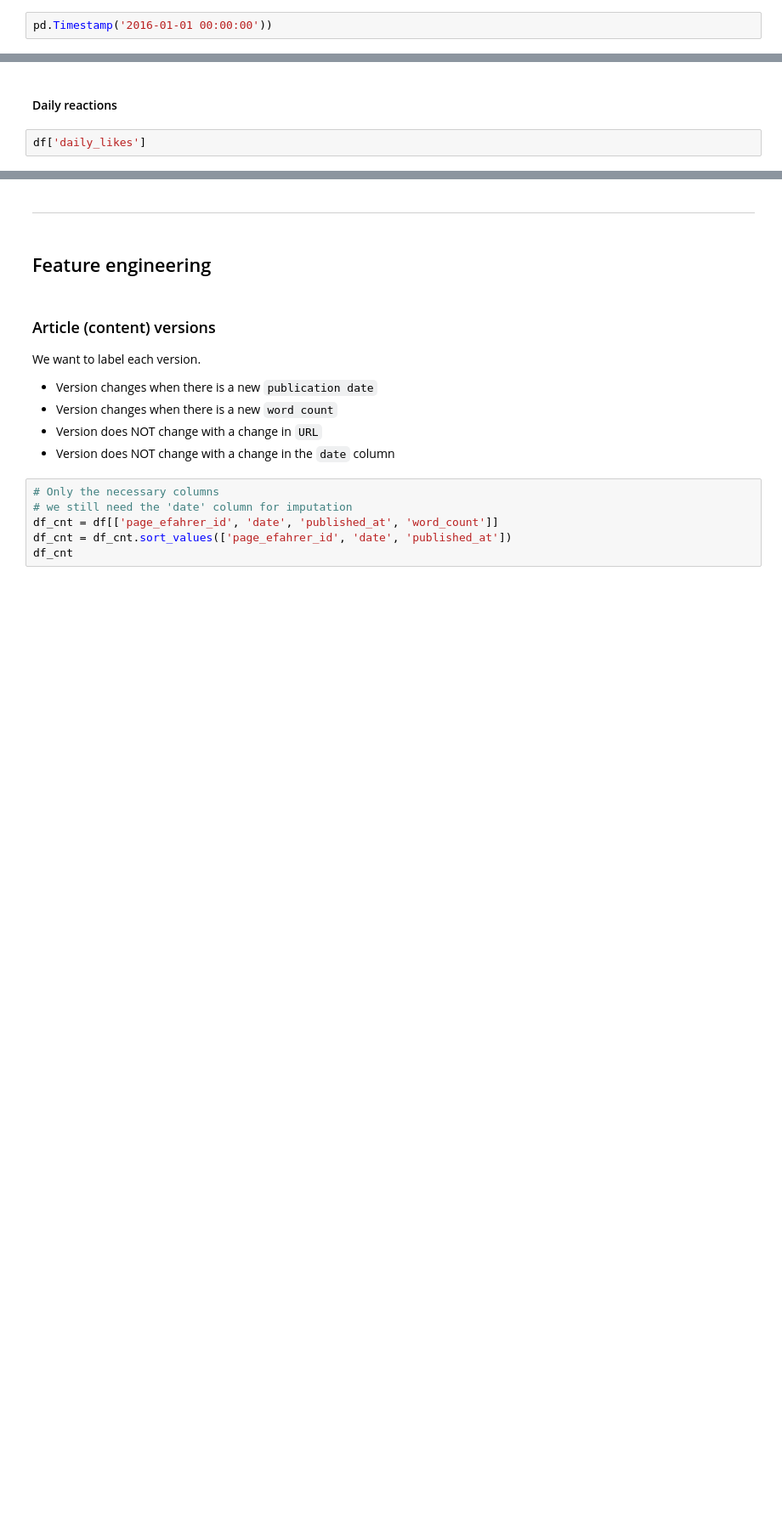
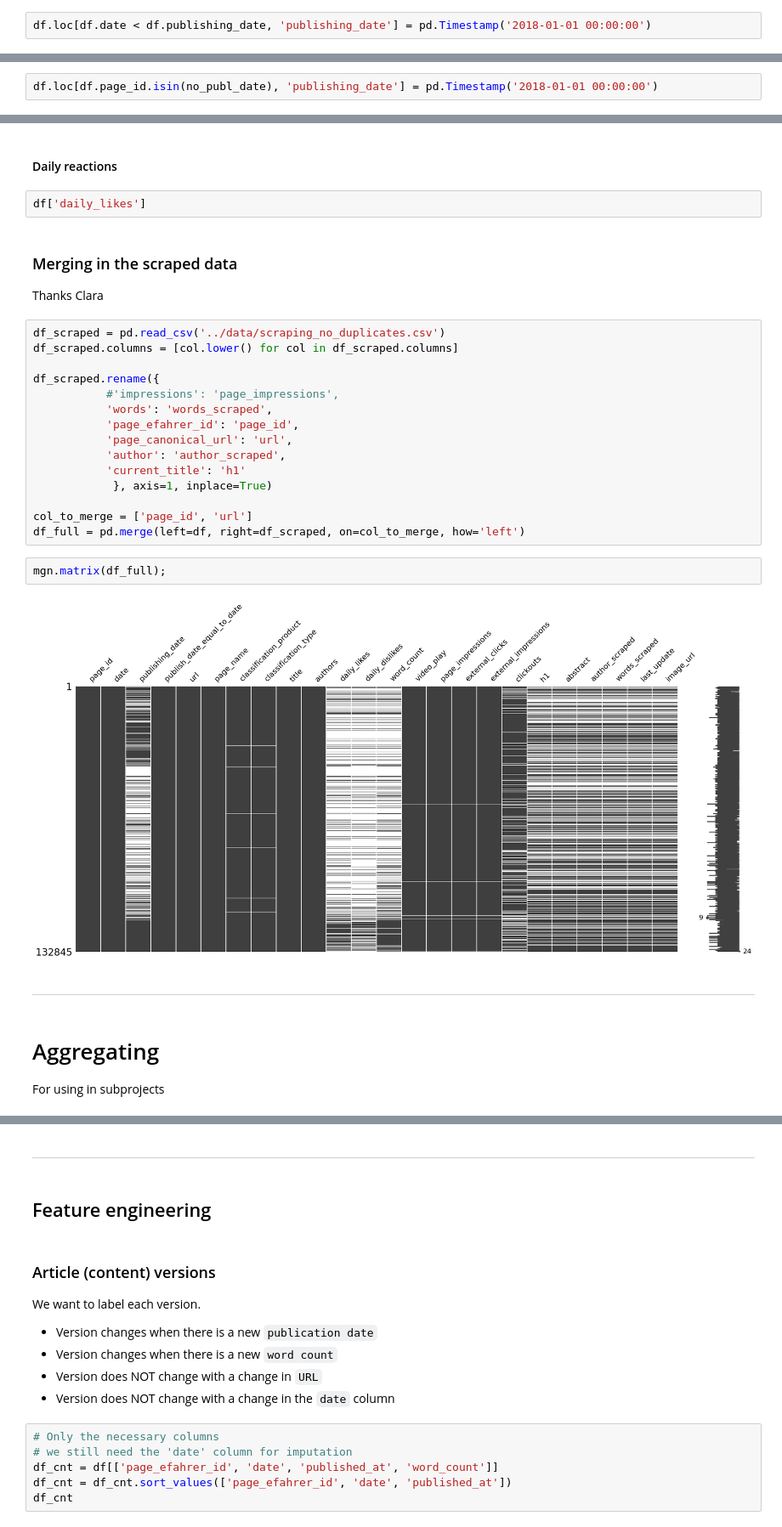
Before and after one commit to RenzoTorrecuso/d-drivers, a Jupyter notebook: notebooks/Cleaning-categorising-katja.ipynb, the cells around one changed output, grey strips where cells are left out. Shown at 85% size. Drawn from its saved outputs; the diff is of its cells as text; blank space fills up the shorter version.

Commit message:
Added merging with the scraped info (thx Renzo and Clara) and continued working on imputing and aggregation

```diff
--- a/notebooks/Cleaning-categorising-katja.ipynb
+++ b/notebooks/Cleaning-categorising-katja.ipynb
@@ -247,2 +234,2 @@ Index([14802, 54942, 54943, 54944, 54945, 67690, 67691, 91857], dtype='int64')
 # %%
-pd.Timestamp('2016-01-01 00:00:00'))
+df.loc[df.date < df.publishing_date, 'publishing_date'] = pd.Timestamp('2018-01-01 00:00:00')
@@ -308,0 +256,2 @@ So those entries comprise almost 34 % of all articles :(
+# %%
+df.loc[df.page_id.isin(no_publ_date), 'publishing_date'] = pd.Timestamp('2018-01-01 00:00:00')
@@ -335,3 +321,32 @@ mgn.matrix(df_imputed)
 #### Daily reactions
 # %%
 df['daily_likes']
+# %% [markdown]
+### Merging in the scraped data
+
+Thanks Clara
+# %%
+df_scraped = pd.read_csv('../data/scraping_no_duplicates.csv')
+df_scraped.columns = [col.lower() for col in df_scraped.columns]
+
+df_scraped.rename({
+           #'impressions': 'page_impressions',
+           'words': 'words_scraped',
+           'page_efahrer_id': 'page_id',
+           'page_canonical_url': 'url',
+           'author': 'author_scraped',
+           'current_title': 'h1'
+            }, axis=1, inplace=True)
+
+col_to_merge = ['page_id', 'url']
+df_full = pd.merge(left=df, right=df_scraped, on=col_to_merge, how='left')
+# %%
+mgn.matrix(df_full);
+# %% [output]
+[figure, added]
+# %% [markdown]
+---
+# %% [markdown]
+# Aggregating
+
+For using in subprojects
```
Also changed, not shown: parts of 28 cells of this notebook, 1 other file.
